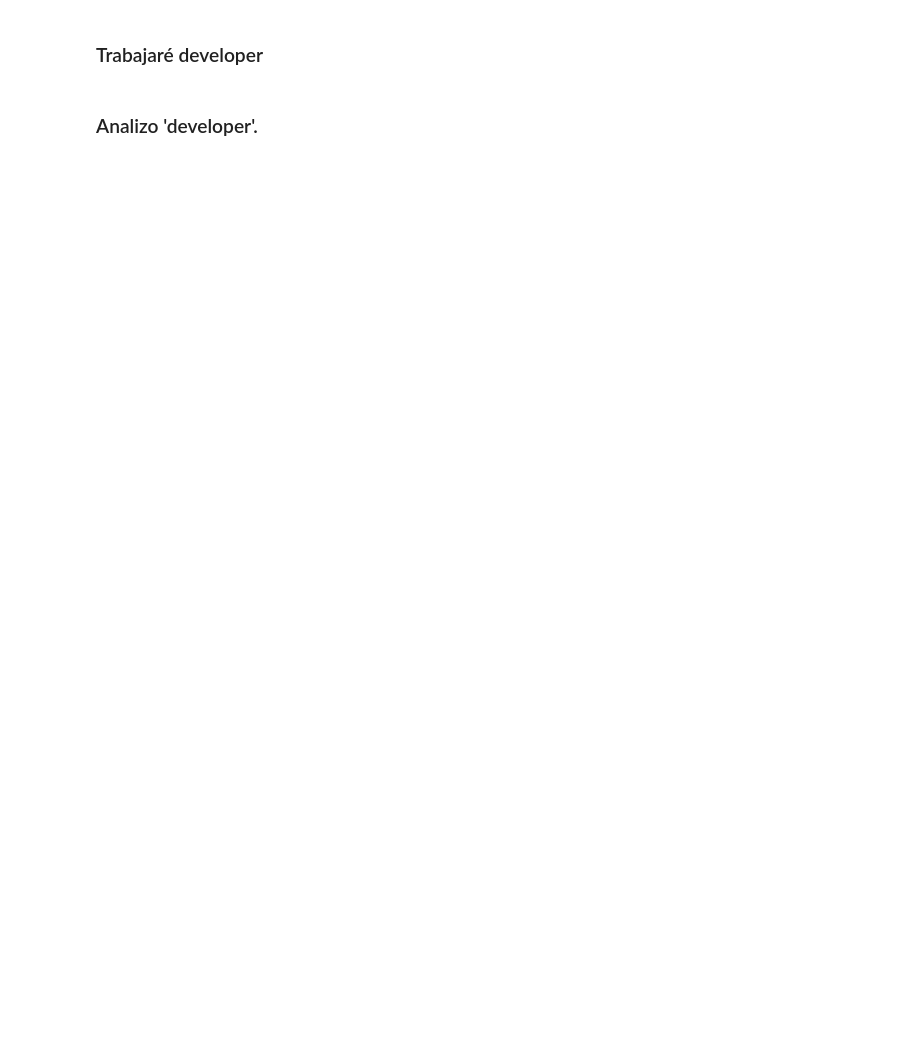
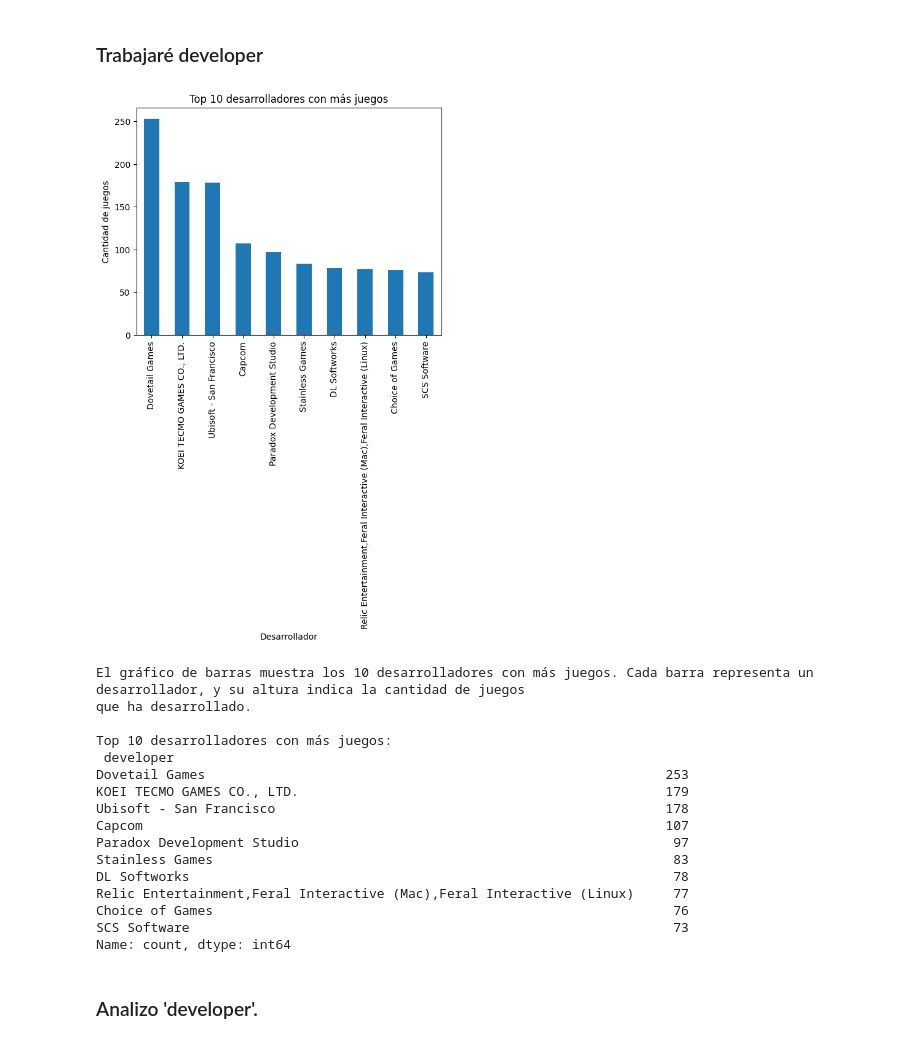
Before and after one commit to JavierEdgarEsteban77/MVP-Steam, a Jupyter notebook: 1PI.ipynb, the cells around one changed output. Saved outputs shown, nothing was run; the diff lists cells and outputs as text; code cells hidden in the pictures; blank space fills up the shorter version.

```diff
--- a/1PI.ipynb
+++ b/1PI.ipynb
@@ -1790,20 +1844,50 @@ analyze_individual_column(df, column)
 # %%
 # Importo librerías.
 import pandas as pd
 import matplotlib.pyplot as plt
+import textwrap
 
 # Cuento la cantidad de juegos por desarrollador
 developer_counts = df_steam_games['developer'].value_counts()
-
-# Imprimo los primeros 10 desarrolladores con más juegos
-print("Top 10 desarrolladores con más juegos:\n", developer_counts.head(10))
 
 # Creo un gráfico de barras con los primeros 10 desarrolladores con más juegos
 developer_counts.head(10).plot(kind='bar')
 plt.title('Top 10 desarrolladores con más juegos')
 plt.xlabel('Desarrollador')
 plt.ylabel('Cantidad de juegos')
+
+# Muestro el gráfico
 plt.show()
+
+# Genero la descripción
+description = "El gráfico de barras muestra los 10 desarrolladores con más juegos. Cada barra representa un desarrollador, y su altura indica la cantidad de juegos que ha desarrollado."
+
+# Ajusto la descripción a un ancho de 150 caracteres.
+wrapped_description = textwrap.fill(description, width=150)
+
+# Imprimo la descripción
+print(wrapped_description)
+
+# Imprimo los primeros 10 desarrolladores con más juegos
+print("\nTop 10 desarrolladores con más juegos:\n", developer_counts.head(10))
+# %% [output]
+[figure, added]
+El gráfico de barras muestra los 10 desarrolladores con más juegos. Cada barra representa un desarrollador, y su altura indica la cantidad de juegos
+que ha desarrollado.
+
+Top 10 desarrolladores con más juegos:
+ developer
+Dovetail Games                                                           253
+KOEI TECMO GAMES CO., LTD.                                               179
+Ubisoft - San Francisco                                                  178
+Capcom                                                                   107
+Paradox Development Studio                                                97
+Stainless Games                                                           83
+DL Softworks                                                              78
+Relic Entertainment,Feral Interactive (Mac),Feral Interactive (Linux)     77
+Choice of Games                                                           76
+SCS Software                                                              73
+Name: count, dtype: int64
 # %% [markdown]
 ### Analizo 'developer'.
 # %%
```
Also changed, not shown: parts of 54 cells of this notebook.
